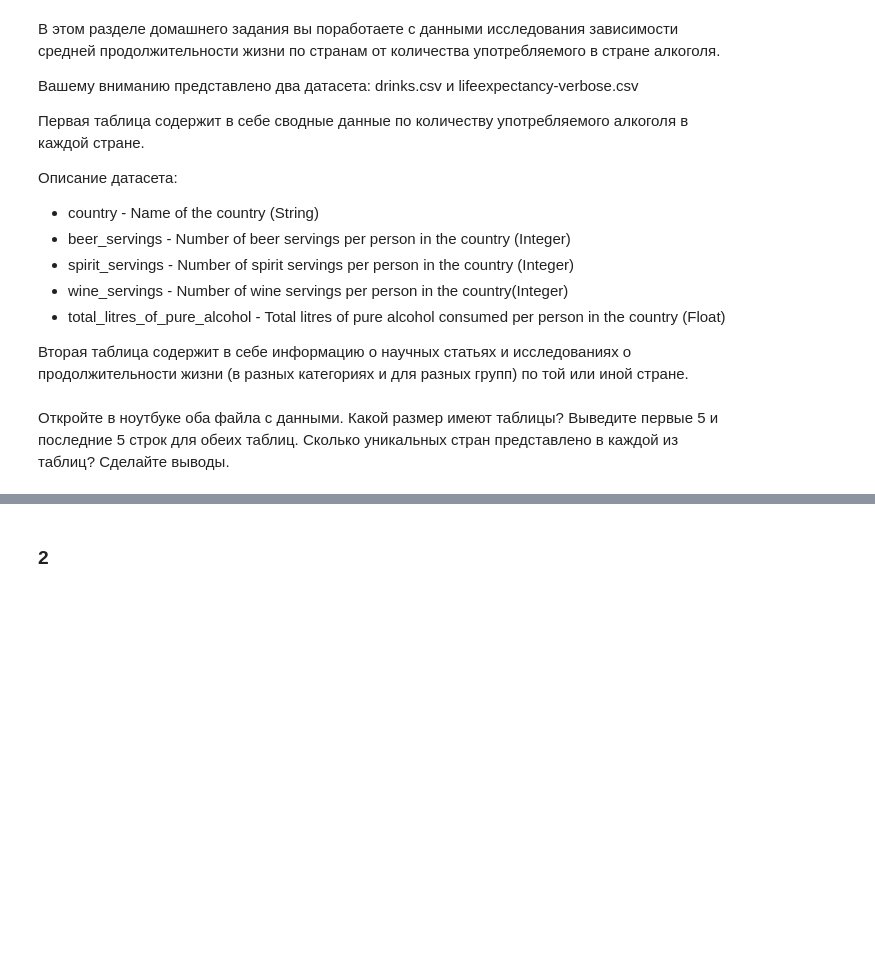
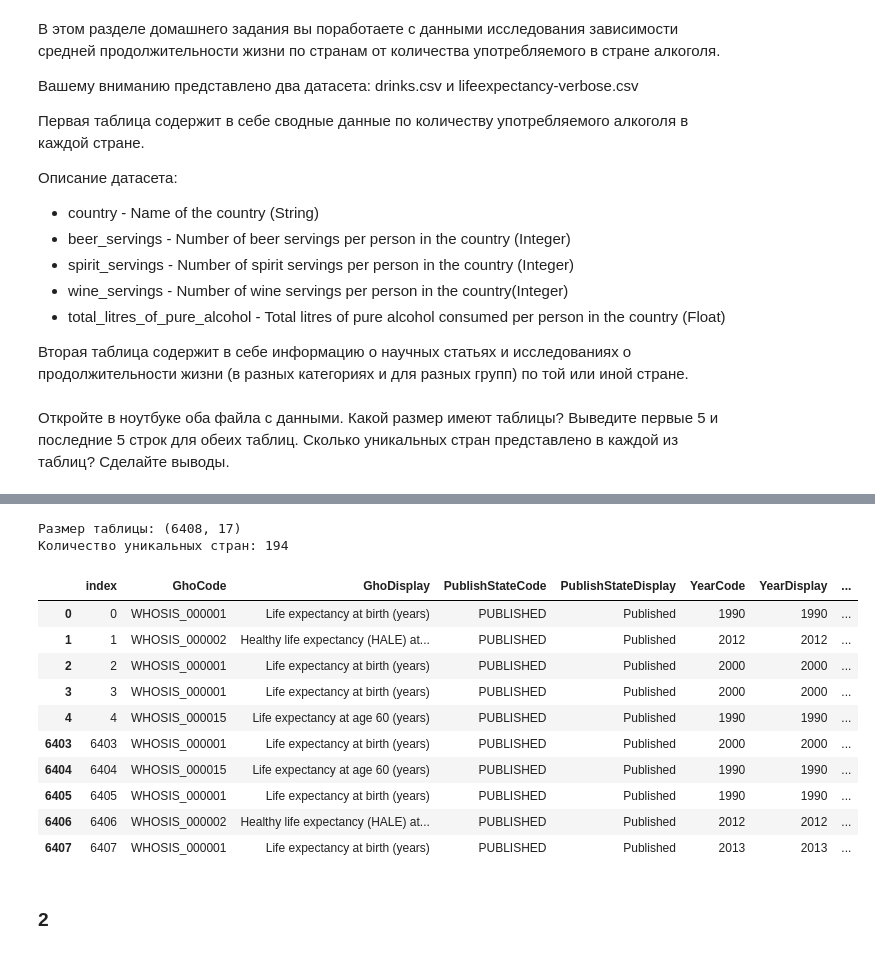
Before and after one commit to evslou/DS, a Jupyter notebook: MMDA&ML/HW 1 - Numpy. Pandas.ipynb, the cells around one changed output, grey strips where cells are left out. Drawn from its saved outputs; the diff is of its cells as text; code cells hidden in the pictures; blank space fills up the shorter version.

```diff
--- a/MMDA&ML/HW 1 - Numpy. Pandas.ipynb
+++ b/MMDA&ML/HW 1 - Numpy. Pandas.ipynb
@@ -279,3 +300,22 @@ import pandas as pd
+# %%
+lifeExp = pd.read_csv("/Users/nikitaevseev/Desktop/DS/MMDA&ML/lifeexpectancy-verbose.csv")
+print('Размер таблицы: ' + str(lifeExp.shape))
+print('Количество уникальных стран:', lifeExp['CountryDisplay'].unique().size)
+pd.concat([lifeExp.head(5), lifeExp.tail(5)])
+# %% [output]
+Размер таблицы: (6408, 17)
+Количество уникальных стран: 194
+|  | index | GhoCode | GhoDisplay | PublishStateCode | PublishStateDisplay | YearCode | YearDisplay | ... |
+| 0 | 0 | WHOSIS_000001 | Life expectancy at birth (years) | PUBLISHED | Published | 1990 | 1990 | ... |
+| 1 | 1 | WHOSIS_000002 | Healthy life expectancy (HALE) at... | PUBLISHED | Published | 2012 | 2012 | ... |
+| 2 | 2 | WHOSIS_000001 | Life expectancy at birth (years) | PUBLISHED | Published | 2000 | 2000 | ... |
+| 3 | 3 | WHOSIS_000001 | Life expectancy at birth (years) | PUBLISHED | Published | 2000 | 2000 | ... |
+| 4 | 4 | WHOSIS_000015 | Life expectancy at age 60 (years) | PUBLISHED | Published | 1990 | 1990 | ... |
+| 6403 | 6403 | WHOSIS_000001 | Life expectancy at birth (years) | PUBLISHED | Published | 2000 | 2000 | ... |
+| 6404 | 6404 | WHOSIS_000015 | Life expectancy at age 60 (years) | PUBLISHED | Published | 1990 | 1990 | ... |
+| 6405 | 6405 | WHOSIS_000001 | Life expectancy at birth (years) | PUBLISHED | Published | 1990 | 1990 | ... |
+| 6406 | 6406 | WHOSIS_000002 | Healthy life expectancy (HALE) at... | PUBLISHED | Published | 2012 | 2012 | ... |
+| 6407 | 6407 | WHOSIS_000001 | Life expectancy at birth (years) | PUBLISHED | Published | 2013 | 2013 | ... |
 # %% [markdown]
 ### 2
 # %% [markdown]
```
Also changed, not shown: parts of 15 cells of this notebook.
